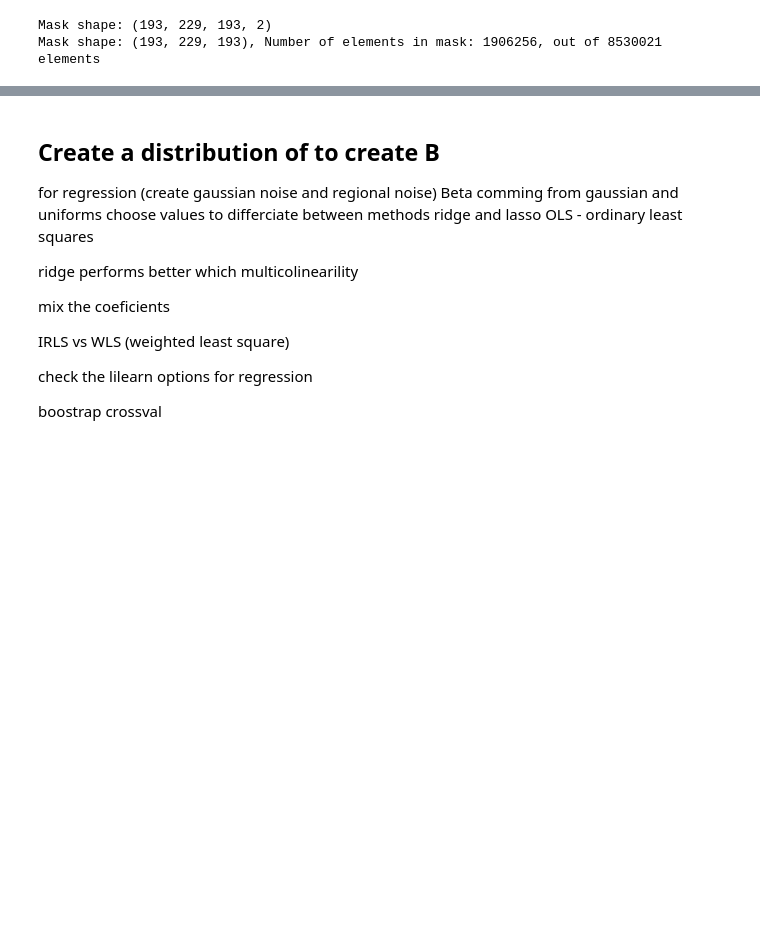
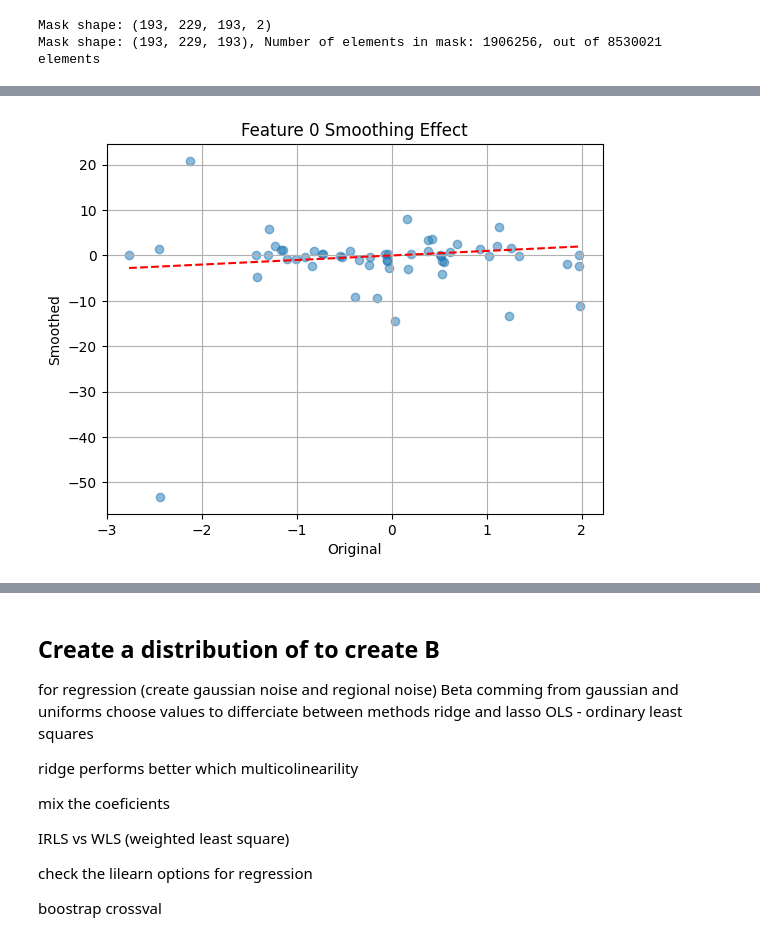
Before and after one commit to CPernet/Brain2BehaviourDecoder, a Jupyter notebook: code/testing.ipynb, the cells around one changed output, grey strips where cells are left out. Drawn from its saved outputs; the diff is of its cells as text; code cells hidden in the pictures; blank space fills up the shorter version.

```diff
--- a/code/testing.ipynb
+++ b/code/testing.ipynb
@@ -184,7 +194,7 @@ class NiftiLazyLoader(object):
         #self.participants_data = pd.read_csv('participants.tsv', sep='\t', usecols=columns_to_read)
         self.data_filename_paterns = data_filename_paterns
         self.dtype = dtype
-        self.k = 16  # Initialize k
+        self.k = 4  # Initialize k
         self.split_indices = None
         self.parameters = len(data_filename_paterns)
 
@@ -332,8 +342,8 @@ target_betas = create_random_vector(a,b,c,n_features)
 target_betas = target_betas[mask]
 print(target_betas.shape)
 
-reg_models = [batched_irls, batched_ols, batched_ridge]
-output_names = ["irls", "ols", "ridge"]
+reg_models = [batched_lasso]
+output_names = ["lasso"]
 affine = np.eye(4)
 
 for reg_model,name in zip(reg_models,output_names):
@@ -341,7 +351,7 @@ for reg_model,name in zip(reg_models,output_names):
     output_data = np.zeros((a,b,c,n_features+1))
 
     for data, indices in dataloader:
-        #print(data.shape)
+        print(data.shape)
         #print(target_betas[indices[0]:indices[1],:].shape)
 
         #print(np.ones((data.shape[0],1)).shape)
@@ -350,7 +360,7 @@ for reg_model,name in zip(reg_models,output_names):
 
         true_y = np.einsum('mni,mi->mn', data_with_bas, target_betas[indices[0]:indices[1],:])
         #print(true_y.shape)
-        b_pred = reg_model(data_with_bas,true_y)
+        b_pred = reg_model(data_with_bas,true_y,dtype=np.float32)[0]
         b_pred = b_pred.squeeze()
         output_data[mask[0][indices[0]:indices[1]], mask[1][indices[0]:indices[1]], mask[2][indices[0]:indices[1]], :] = np.abs(b_pred - target_betas[indices[0]:indices[1], :])
         #output_data[mask][indices[0]:indices[1],:] = np.abs(b_pred-target_betas[indices[0]:indices[1],:])
@@ -361,6 +371,6 @@ for reg_model,name in zip(reg_models,output_names):
         nifti_img = nib.Nifti1Image(output_data, affine)
 
         # Save using nibabel
-        nib.save(nifti_img, "../outputs/"+ name+".nii")
+    nib.save(nifti_img, "../outputs/"+ name+".nii")
 # %% [output]
 (1906256, 5)
@@ -397,0 +596,75 @@ plotting.show()
+# %%
+from scipy.spatial.distance import mahalanobis
+from sklearn.metrics.pairwise import cosine_similarity
+
+# Step 1: Generate structured data with correlation
+np.random.seed(0)
+# Set shape
+a, b, c, d = 3, 7, 5, 4
+
+# Generate base multivariate normal data with correlated features
+mean = np.zeros(d)
+cov = np.array([[1, 0.8, 0.6, 0.4],
+                [0.8, 1, 0.5, 0.3],
+                [0.6, 0.5, 1, 0.7],
+                [0.4, 0.3, 0.7, 1]])
+
+# Flatten batch dimensions to fill with structured data
+total_samples = a * b * c
+data_flat = np.random.multivariate_normal(mean, cov, size=total_samples)
+
+# Reshape to (a, b, c, d)
+data = data_flat.reshape(a, b, c, d)
+
+# generate random data
+#data = np.random.rand(3, 7, 5, 4)  # Example data
+mask = np.random.rand(a,b,c) > 0.5  # Example mask
+# "mahalanobis","gaussian","dot_product"
+for model in ["dot_product"]:
+    print(data[mask])
+    smoothed_data = smoothing_function(data, mask, model)
+    print(smoothed_data[mask])
+    print(f"Model: {model}, Smoothed data shape: {smoothed_data.shape}")
+    print(smoothed_data[mask].shape)
+    print(np.max(smoothed_data[mask]))
+    print(np.min(smoothed_data[mask]))
+    print(np.mean(smoothed_data[mask]))
+    print(np.std(smoothed_data[mask]))
+
+    original_values = data[mask]  # shape: (N, 4)
+    smoothed_values = smoothed_data[mask]  # shape: (N, 4)
+
+    # Plot each feature dimension
+    for i in range(original_values.shape[1]):
+        plt.figure()
+        plt.scatter(original_values[:, i], smoothed_values[:, i], alpha=0.5)
+        plt.plot([original_values[:, i].min(), original_values[:, i].max()],
+                [original_values[:, i].min(), original_values[:, i].max()],
+                'r--')  # y = x line for reference
+        plt.xlabel("Original")
+        plt.ylabel("Smoothed")
+        plt.title(f"Feature {i} Smoothing Effect")
+        plt.grid(True)
+        plt.show()
+    for i in range(original_values.shape[1]):
+        plt.figure()
+        plt.hist(original_values[:, i], bins=30, alpha=0.5, label='Original')
+        plt.hist(smoothed_values[:, i], bins=30, alpha=0.5, label='Smoothed')
+        plt.title(f"Feature {i} Histogram")
+        plt.legend()
+        plt.grid(True)
+        plt.show()
+
+    slice_idx = 0
+    original_slice = data[slice_idx, :, :, 0]
+    smoothed_slice = smoothed_data[slice_idx, :, :, 0]
+    mask_slice = mask[slice_idx, :, :]
+
+    diff = np.zeros_like(original_slice)
+    diff[mask_slice] = original_slice[mask_slice] - smoothed_slice[mask_slice]
+
+    plt.imshow(diff, cmap='bwr', interpolation='none')
+    plt.colorbar(label='Difference')
+    plt.title('Difference Between Original and Smoothed (Feature 0)')
+    plt.show()
+# %% [output]
@@ -397,0 +688 @@ plotting.show()
+[figure, added]
```
Also changed, not shown: parts of 14 cells of this notebook, 9 other files.
